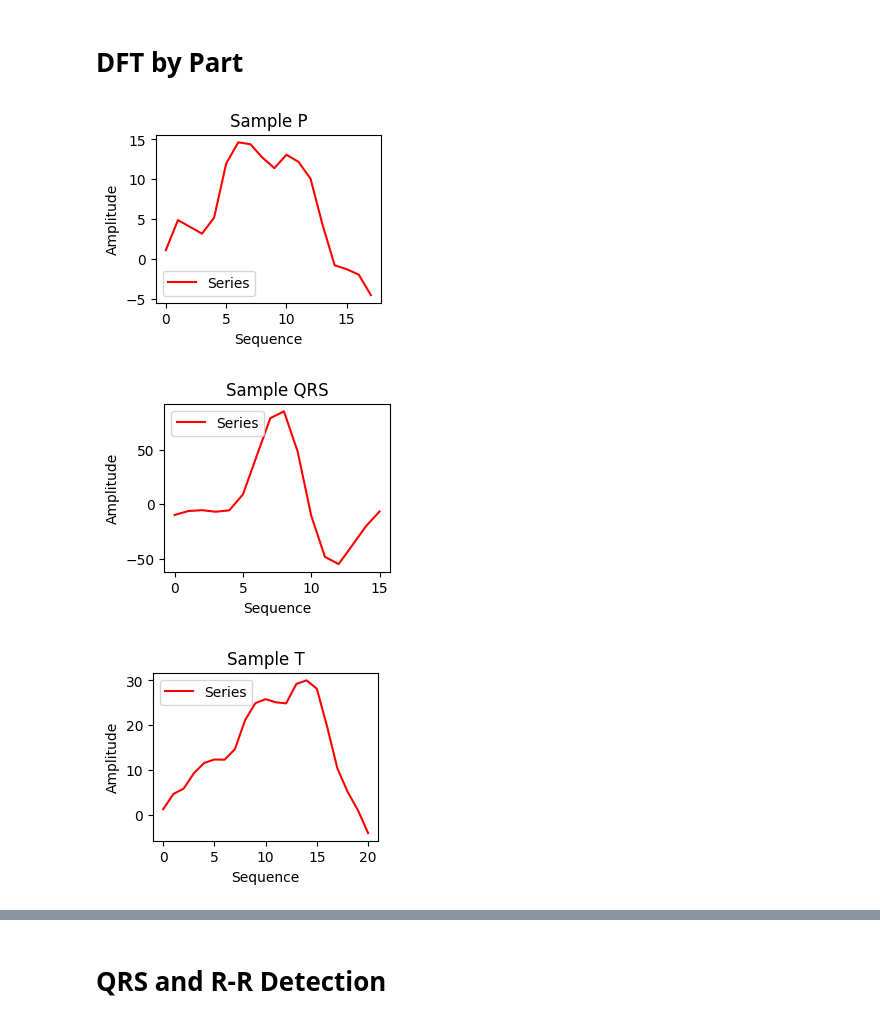
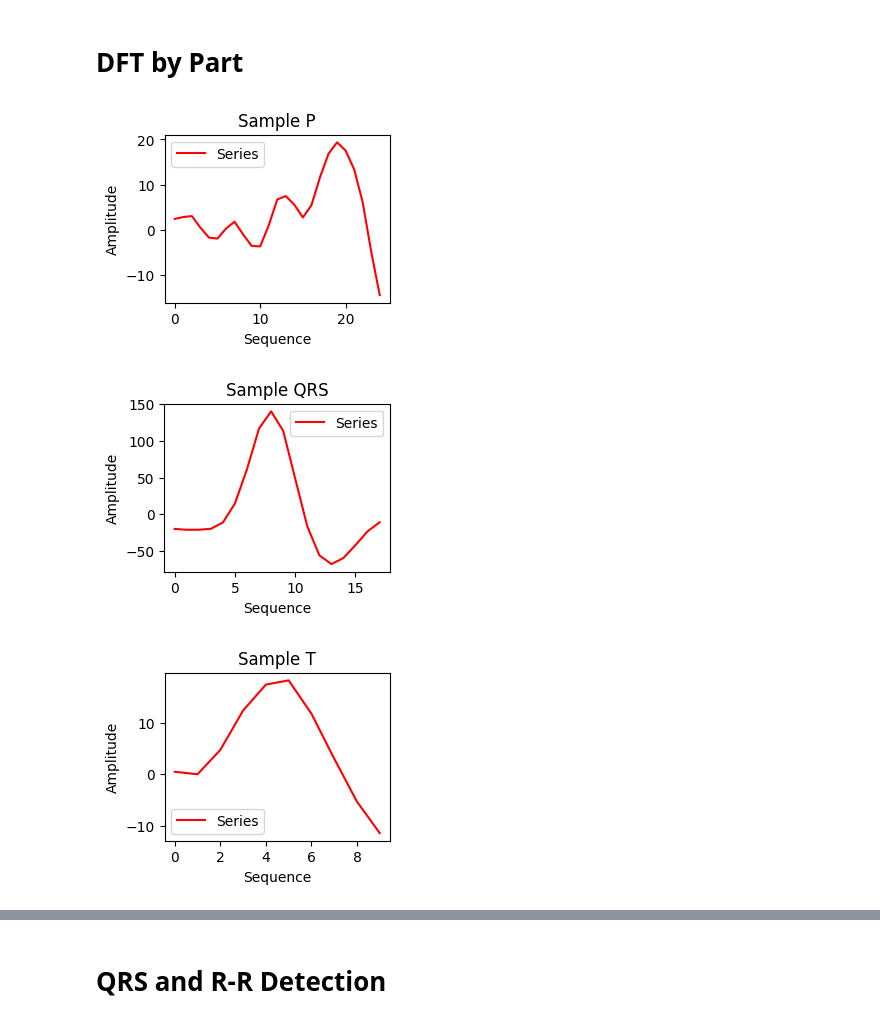
Before and after one commit to hiikariri/ecg-signal-processing, a Jupyter notebook: final_project_dps_5023221004.ipynb, the cells around one changed output, grey strips where cells are left out. Drawn from its saved outputs; the diff is of its cells as text; code cells hidden in the pictures.

Commit message:
feat: add for data Davis

```diff
--- a/final_project_dps_5023221004.ipynb
+++ b/final_project_dps_5023221004.ipynb
@@ -231,19 +231,19 @@ plot(freq_axis, dft_magnitude_filtered, 'DFT of Filtered ECG Signal', 'Frequency
 # %% [markdown]
 # DFT by Part
 # %%
-p_wave, p_wave_freq = dft_by_part(1.3, 1.44, data_filtered, 1, sampling_freq, 'P')
-qrs_wave, qrs_wave_freq = dft_by_part(1.45, 1.58, data_filtered, 1, sampling_freq, 'QRS')
-t_wave, t_wave_freq = dft_by_part(1.58, 1.75, data_filtered, 1, sampling_freq, 'T')
+p_wave, p_wave_freq = dft_by_part(1.06, 1.263, data_filtered, 1, sampling_freq, 'P')
+qrs_wave, qrs_wave_freq = dft_by_part(1.279, 1.420, data_filtered, 1, sampling_freq, 'QRS')
+t_wave, t_wave_freq = dft_by_part(1.54, 1.616, data_filtered, 1, sampling_freq, 'T')
 
 p_wave_freq_smooth, p_wave_smooth = spline_interpolate(p_wave_freq, p_wave)
 qrs_wave_freq_smooth, qrs_wave_smooth = spline_interpolate(qrs_wave_freq, qrs_wave)
 t_wave_freq_smooth, t_wave_smooth = spline_interpolate(t_wave_freq, t_wave)
 
 plt.figure(figsize=(12, 8))
 plot(p_wave_freq_smooth, p_wave_smooth, 'DFT of P ECG Signal', 'Frequency (Hz)', 'Magnitude', 'P', 111, stem=False, half_freq=True)
 plot(qrs_wave_freq_smooth, qrs_wave_smooth, 'DFT of QRS ECG Signal', 'Frequency (Hz)', 'Magnitude', 'QRS', 111, color='orange', stem=False, half_freq=True)
 plot(t_wave_freq_smooth, t_wave_smooth, 'DFT of T ECG Signal', 'Frequency (Hz)', 'Magnitude', 'T', 111, color='green', stem=False, half_freq=True)
 # %% [output]
-[figure, old version]
+[figure, new version]
-[figure, old version]
+[figure, new version]
-[figure, old version]
+[figure, new version]
```
Also changed, not shown: parts of 6 cells of this notebook.
